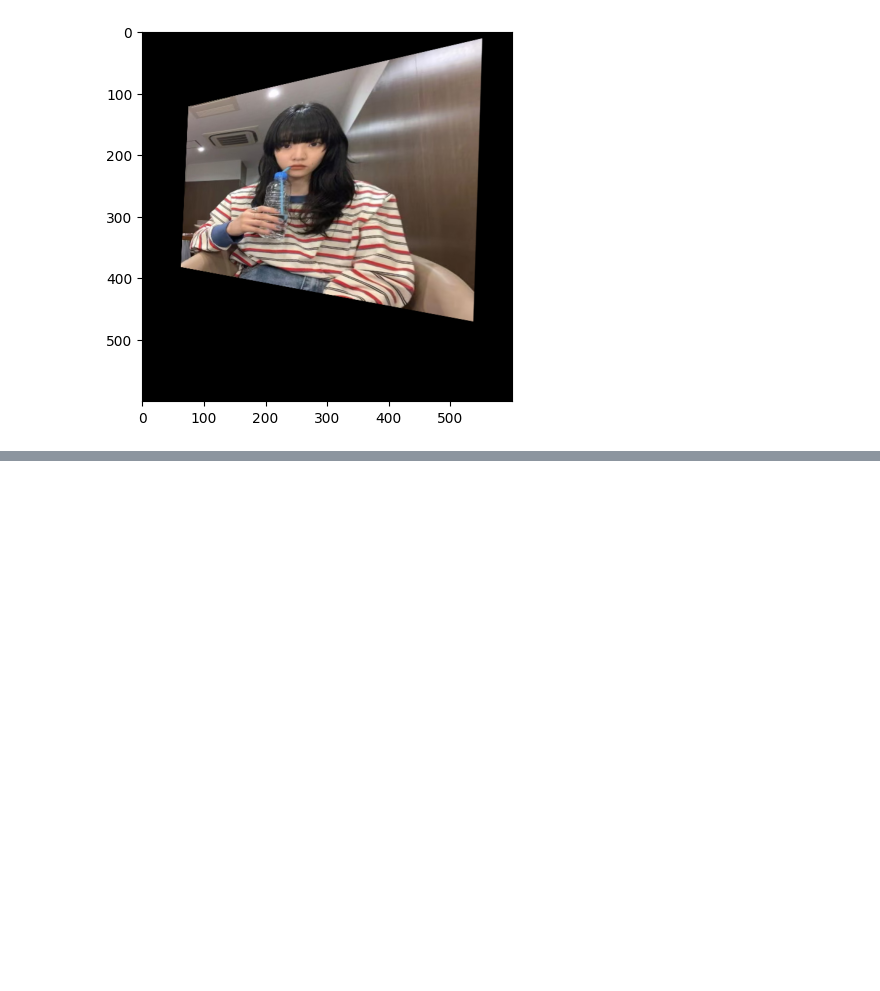
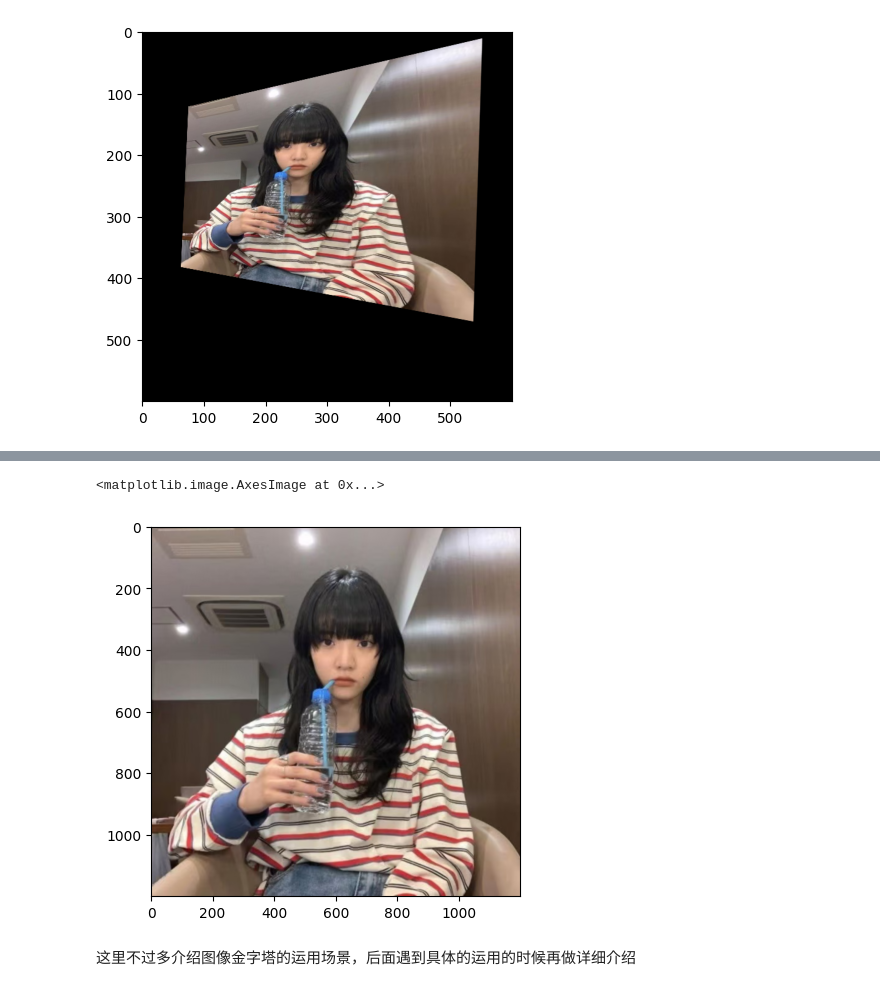
Before and after one commit to Aimyon69/Opencv, a Jupyter notebook: image_transform/test.ipynb, the cells around one changed output, grey strips where cells are left out. Saved outputs shown, nothing was run; the diff lists cells and outputs as text; code cells hidden in the pictures; blank space fills up the shorter version.

```diff
--- a/image_transform/test.ipynb
+++ b/image_transform/test.ipynb
@@ -85,0 +95,7 @@ plt.imshow(img_P[:,:,::-1])
+# %%
+plt.imshow(up_img[:,:,::-1])
+# %% [output]
+<matplotlib.image.AxesImage at 0x...>
+[figure, added]
+# %% [markdown]
+这里不过多介绍图像金字塔的运用场景，后面遇到具体的运用的时候再做详细介绍
```
Also changed, not shown: parts of 2 cells of this notebook.
